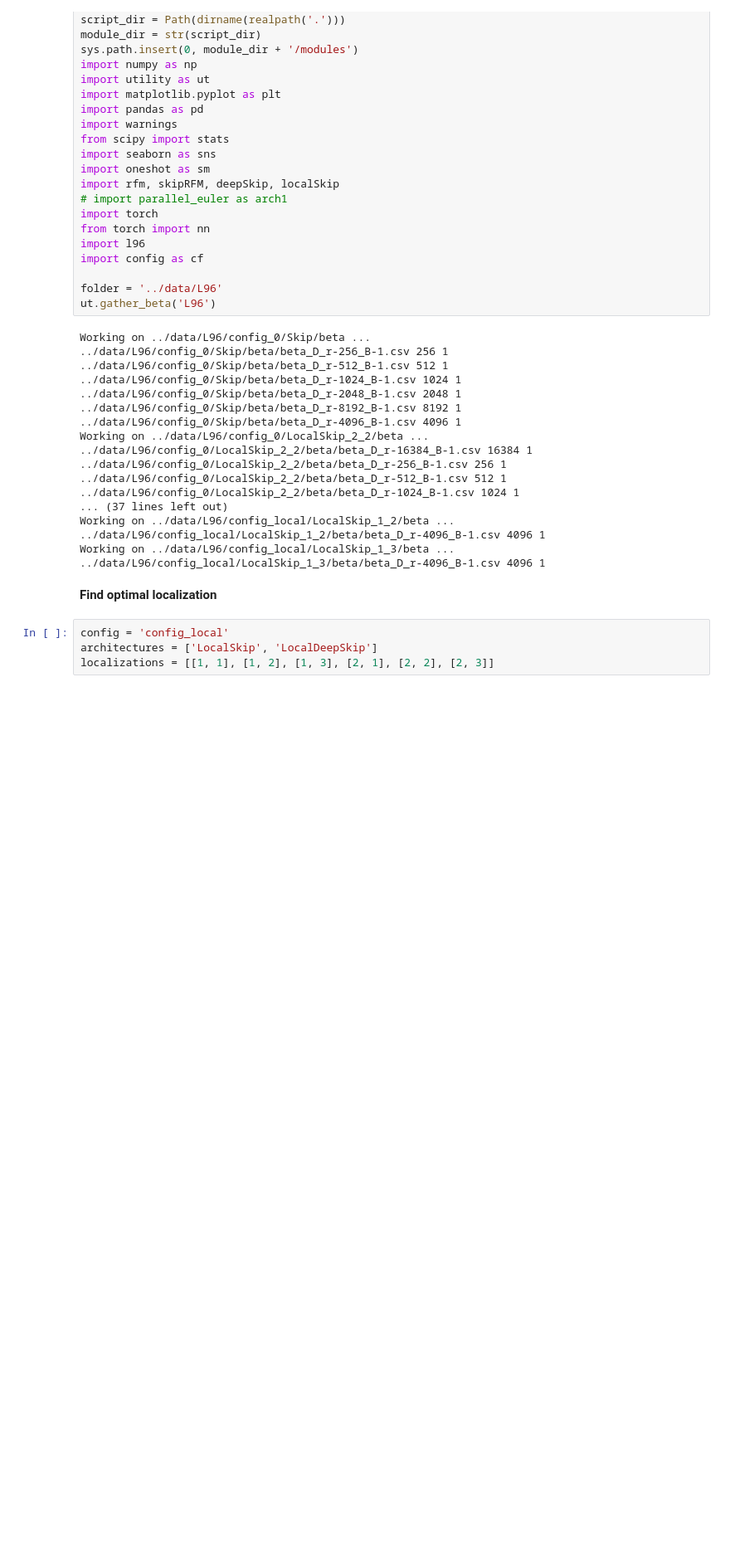
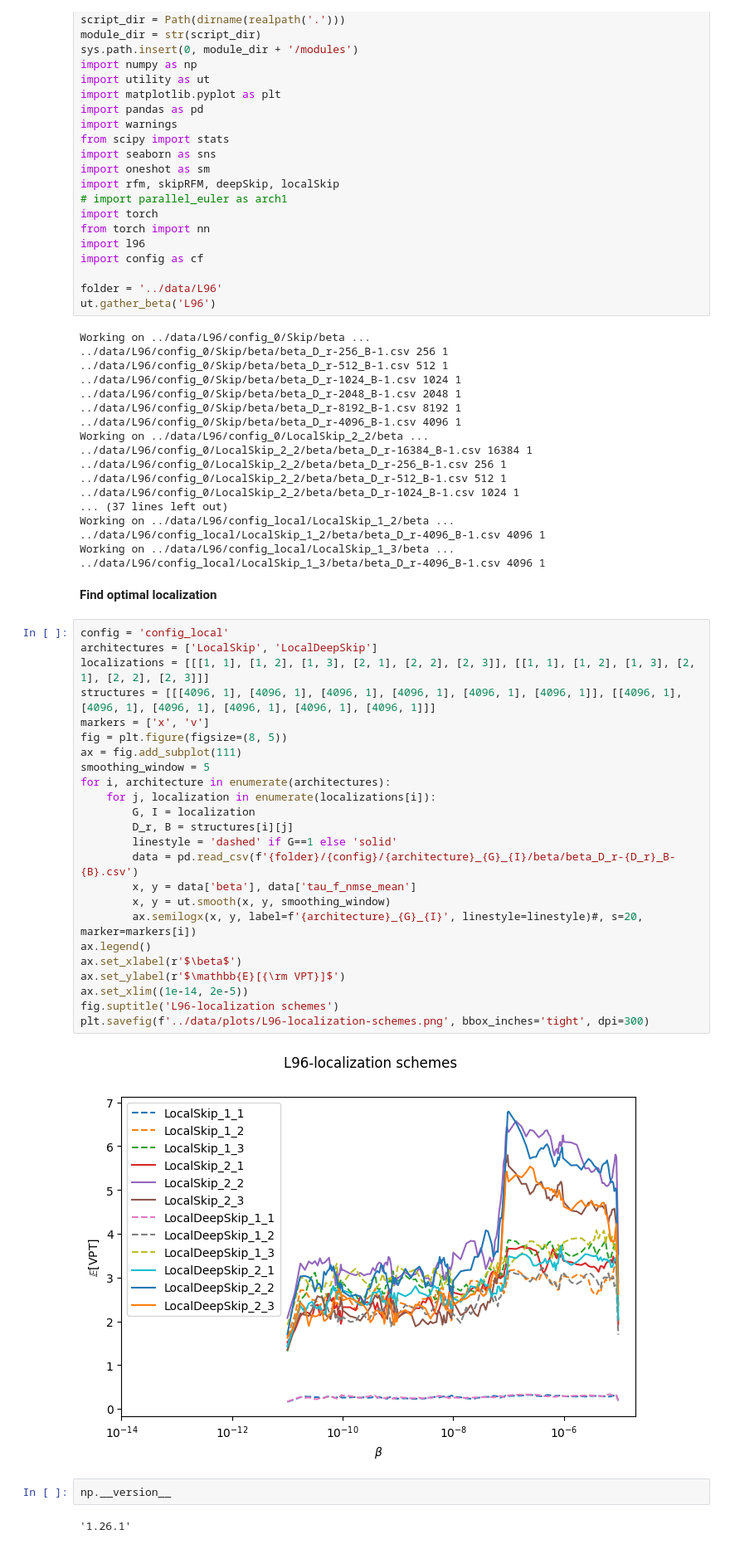
Before and after one commit to pinakm9/DeepRFM, a Jupyter notebook: notebooks/L96.ipynb, the cells around one changed output. Shown at 83% size. Saved outputs shown, nothing was run; the diff lists cells and outputs as text; blank space fills up the shorter version.

Commit message:
local schemes

```diff
--- a/notebooks/L96.ipynb
+++ b/notebooks/L96.ipynb
@@ -45,4 +45,30 @@ Working on ../data/L96/config_local/LocalSkip_1_3/beta ...
 # %%
 config = 'config_local'
 architectures = ['LocalSkip', 'LocalDeepSkip']
-localizations = [[1, 1], [1, 2], [1, 3], [2, 1], [2, 2], [2, 3]]
+localizations = [[[1, 1], [1, 2], [1, 3], [2, 1], [2, 2], [2, 3]], [[1, 1], [1, 2], [1, 3], [2, 1], [2, 2], [2, 3]]]
+structures = [[[4096, 1], [4096, 1], [4096, 1], [4096, 1], [4096, 1], [4096, 1]], [[4096, 1], [4096, 1], [4096, 1], [4096, 1], [4096, 1], [4096, 1]]]
+markers = ['x', 'v']
+fig = plt.figure(figsize=(8, 5))
+ax = fig.add_subplot(111)
+smoothing_window = 5
+for i, architecture in enumerate(architectures):
+    for j, localization in enumerate(localizations[i]):
+        G, I = localization
+        D_r, B = structures[i][j]
+        linestyle = 'dashed' if G==1 else 'solid'
+        data = pd.read_csv(f'{folder}/{config}/{architecture}_{G}_{I}/beta/beta_D_r-{D_r}_B-{B}.csv')
+        x, y = data['beta'], data['tau_f_nmse_mean']
+        x, y = ut.smooth(x, y, smoothing_window)
+        ax.semilogx(x, y, label=f'{architecture}_{G}_{I}', linestyle=linestyle)#, s=20, marker=markers[i])
+ax.legend()
+ax.set_xlabel(r'$\beta$')
+ax.set_ylabel(r'$\mathbb{E}[{\rm VPT}]$')
+ax.set_xlim((1e-14, 2e-5))
+fig.suptitle('L96-localization schemes')
+plt.savefig(f'../data/plots/L96-localization-schemes.png', bbox_inches='tight', dpi=300)
+# %% [output]
+[figure, added]
+# %%
+np.__version__
+# %% [output]
+'1.26.1'
```
Also changed, not shown: 16 other files.
